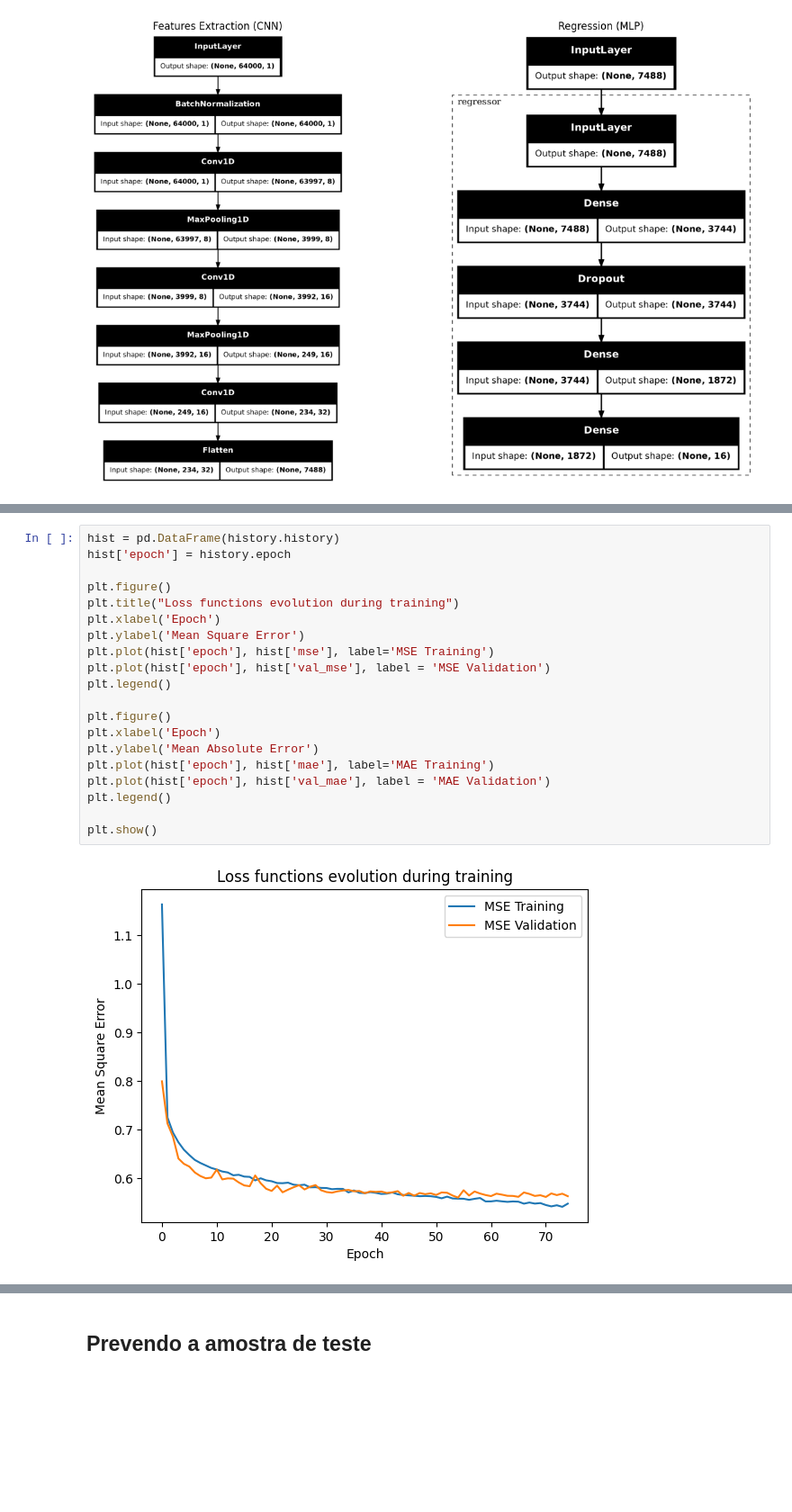
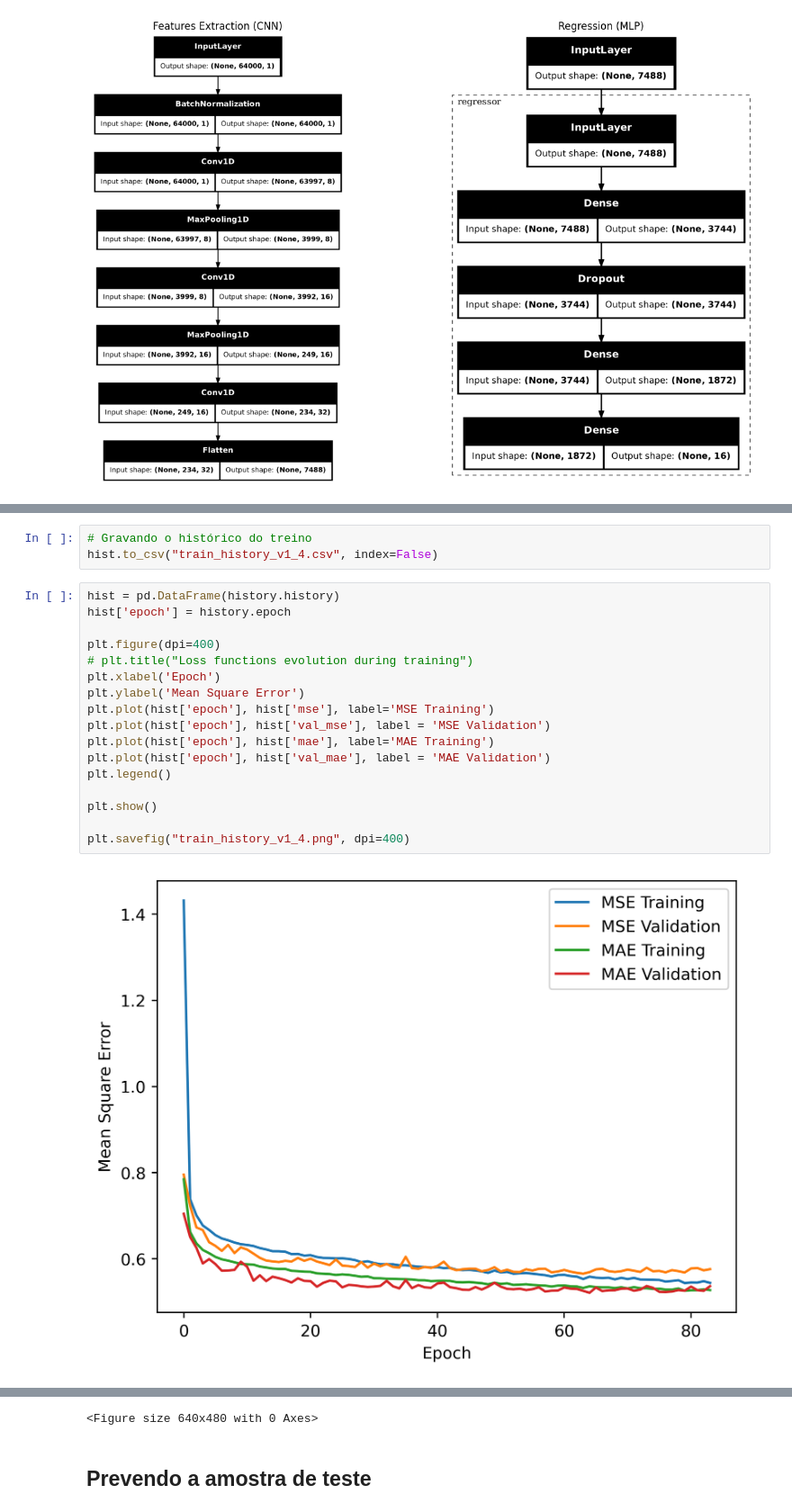
Before and after one commit to sergiorochasilva/fmsynth, a Jupyter notebook: model_conv_1_sec_v1_4.ipynb, the cells around one changed output, grey strips where cells are left out. Shown at 90% size. Saved outputs shown, nothing was run; the diff lists cells and outputs as text; blank space fills up the shorter version.

```diff
--- a/model_conv_1_sec_v1_4.ipynb
+++ b/model_conv_1_sec_v1_4.ipynb
@@ -416,22 +421,22 @@ hist.tail()
+# %%
+# Gravando o histórico do treino
+hist.to_csv("train_history_v1_4.csv", index=False)
 # %%
 hist = pd.DataFrame(history.history)
 hist['epoch'] = history.epoch
 
-plt.figure()
-plt.title("Loss functions evolution during training")
+plt.figure(dpi=400)
+# plt.title("Loss functions evolution during training")
 plt.xlabel('Epoch')
 plt.ylabel('Mean Square Error')
 plt.plot(hist['epoch'], hist['mse'], label='MSE Training')
 plt.plot(hist['epoch'], hist['val_mse'], label = 'MSE Validation')
-plt.legend()
-
-plt.figure()
-plt.xlabel('Epoch')
-plt.ylabel('Mean Absolute Error')
 plt.plot(hist['epoch'], hist['mae'], label='MAE Training')
 plt.plot(hist['epoch'], hist['val_mae'], label = 'MAE Validation')
 plt.legend()
 
 plt.show()
+
+plt.savefig("train_history_v1_4.png", dpi=400)
 # %% [output]
-[figure, old version]
+[figure, new version]
@@ -439,3 +443,4 @@ plt.show()
+<Figure size 640x480 with 0 Axes>
 # %% [markdown]
 ## Prevendo a amostra de teste
 # %% [markdown]
```
Also changed, not shown: parts of 9 cells of this notebook, 8 other files.
